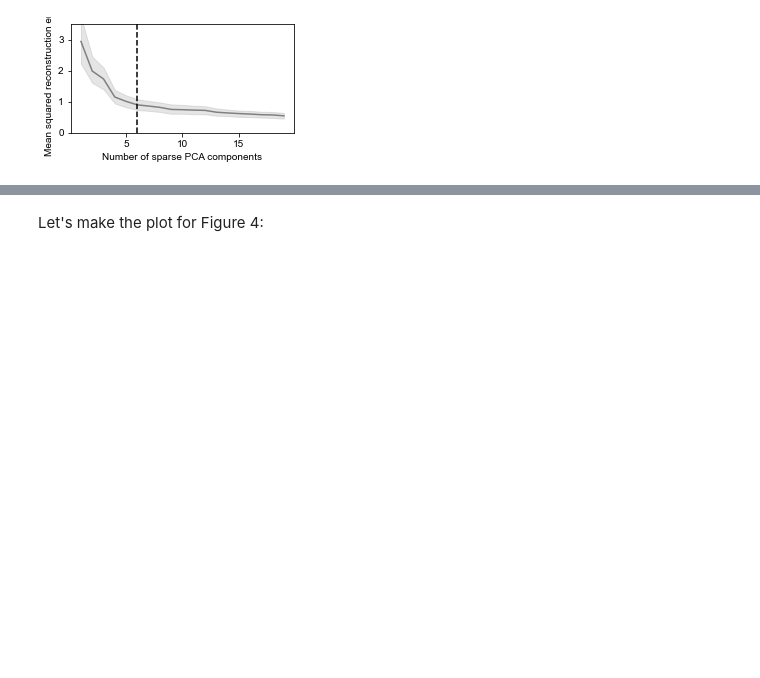
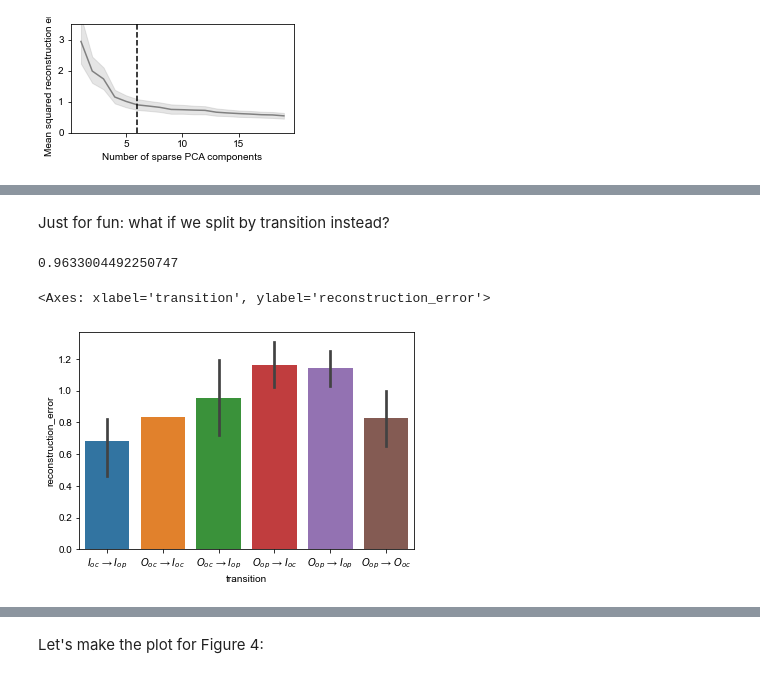
Before and after one commit to GaudetLab/pyDDM, a Jupyter notebook: PCA on the DDMs.ipynb, the cells around one changed output, grey strips where cells are left out. Drawn from its saved outputs; the diff is of its cells as text; code cells hidden in the pictures; blank space fills up the shorter version.

```diff
--- a/PCA on the DDMs.ipynb
+++ b/PCA on the DDMs.ipynb
@@ -205,0 +300,37 @@ plt.axvline(6, c='k', linestyle='dashed')
+# %% [markdown]
+Just for fun: what if we split by transition instead?
+# %%
+unique_transitions = np.unique(all_transitions['transition'])
+
+recon_loss_trans_split = []
+
+for unique_transition in unique_transitions:
+
+    train_indices = np.where(all_transitions['transition']!=unique_transition)[0]
+    test_indices = np.where(all_transitions['transition']==unique_transition)[0]
+
+    hb_ddms_train = np.array([hb_ddms[i] for i in train_indices])
+    hb_ddms_test = np.array([hb_ddms[i] for i in test_indices])
+
+    pca = train_sparse_pca(hb_ddms_train, nc, alpha)
+
+    comp, proj = get_sparse_pca_weights(hb_ddms_test, pca)
+
+    # reconstruct the ddm from the weighted sums of the components
+    for i in range(len(proj)):
+        recon = np.sum([comp[k].reshape((14,14)) * proj[i][k] for k in range(6)], axis=0)
+
+        # calculate the mean squared error
+        mse = np.sqrt(np.mean((recon - hb_ddms_test[i])**2))
+
+        recon_loss_trans_split.append([unique_transition, mse])
+
+losses = pd.DataFrame(recon_loss_trans_split, columns=("transition", "reconstruction_error"))
+
+print(np.mean(losses.reconstruction_error))
+
+sns.barplot(data=losses, x="transition", y="reconstruction_error")
+# %% [output]
+0.9633004492250747
+<Axes: xlabel='transition', ylabel='reconstruction_error'>
+[figure, added]
```
Also changed, not shown: parts of 32 cells of this notebook, 11 other files.
